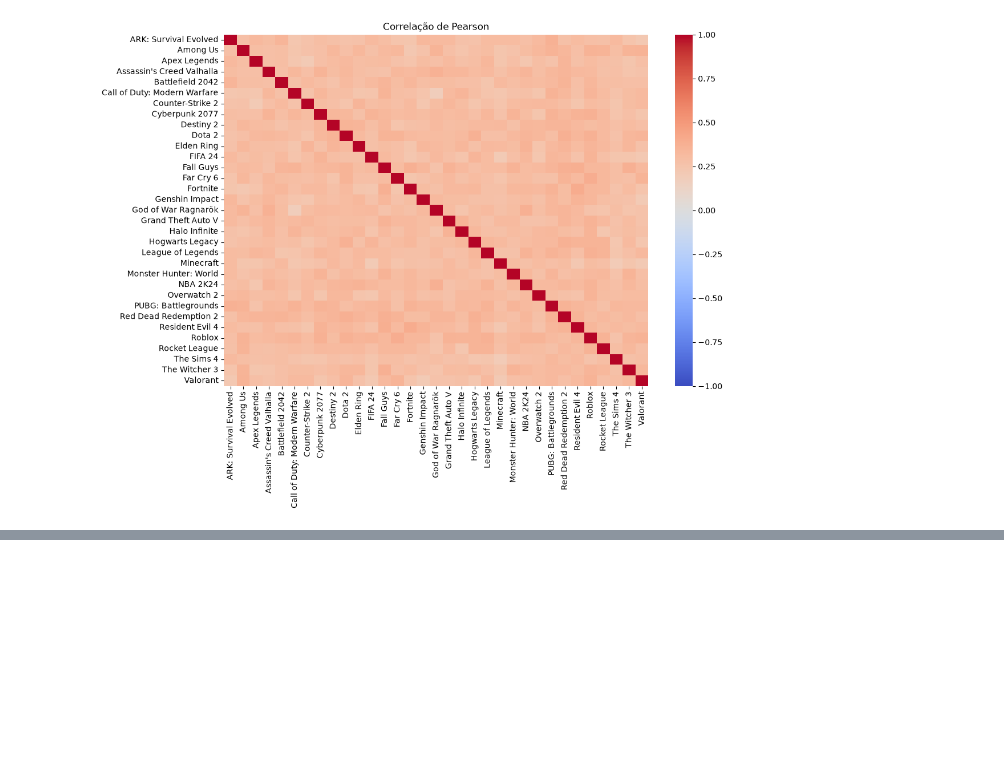
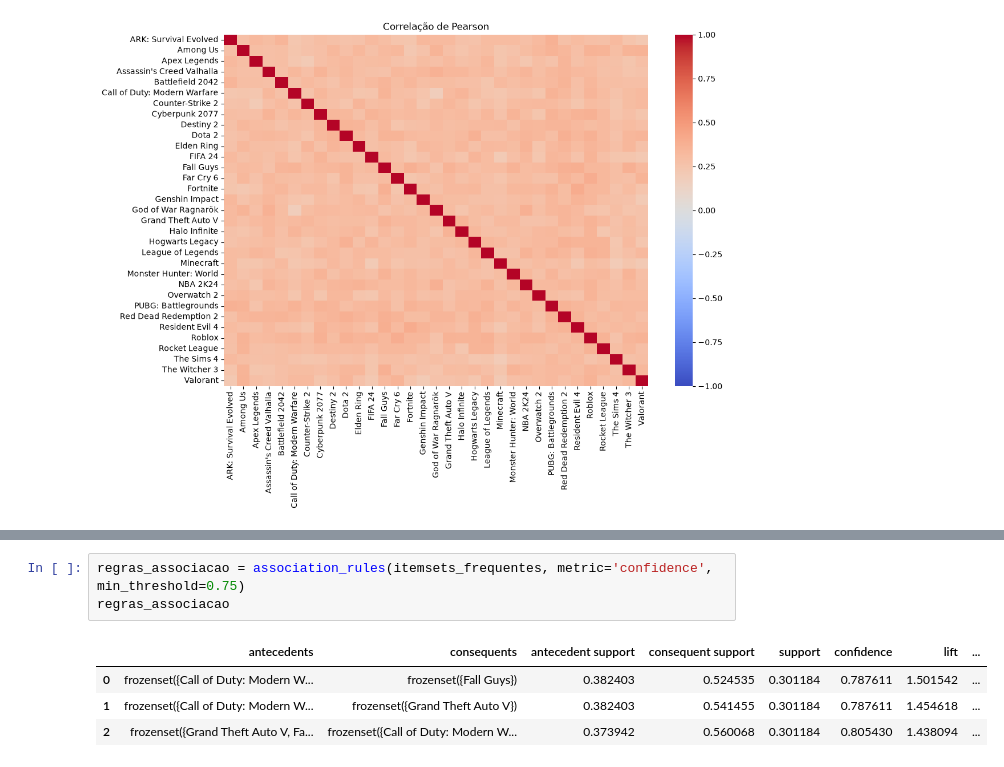
Before and after one commit to PedroSodreMalini/meus-projetos-machine-learning, a Jupyter notebook: 06-alogitmos-nao-supervisionados/5.1-apriori-desafio/apriori-videogames.ipynb, the cells around one changed output, grey strips where cells are left out. Cells and saved outputs as stored; diff of their text form; blank space fills up the shorter version.

```diff
--- a/06-alogitmos-nao-supervisionados/5.1-apriori-desafio/apriori-videogames.ipynb
+++ b/06-alogitmos-nao-supervisionados/5.1-apriori-desafio/apriori-videogames.ipynb
@@ -155,0 +188,8 @@ Text(0.5, 1.0, 'Correlação de Pearson')
+# %%
+regras_associacao = association_rules(itemsets_frequentes, metric='confidence', min_threshold=0.75)
+regras_associacao
+# %% [output]
+|  | antecedents | consequents | antecedent support | consequent support | support | confidence | lift | ... |
+| 0 | frozenset({Call of Duty: Modern W... | frozenset({Fall Guys}) | 0.382403 | 0.524535 | 0.301184 | 0.787611 | 1.501542 | ... |
+| 1 | frozenset({Call of Duty: Modern W... | frozenset({Grand Theft Auto V}) | 0.382403 | 0.541455 | 0.301184 | 0.787611 | 1.454618 | ... |
+| 2 | frozenset({Grand Theft Auto V, Fa... | frozenset({Call of Duty: Modern W... | 0.373942 | 0.560068 | 0.301184 | 0.805430 | 1.438094 | ... |
```
Also changed, not shown: parts of 5 cells of this notebook, 1 other file.
